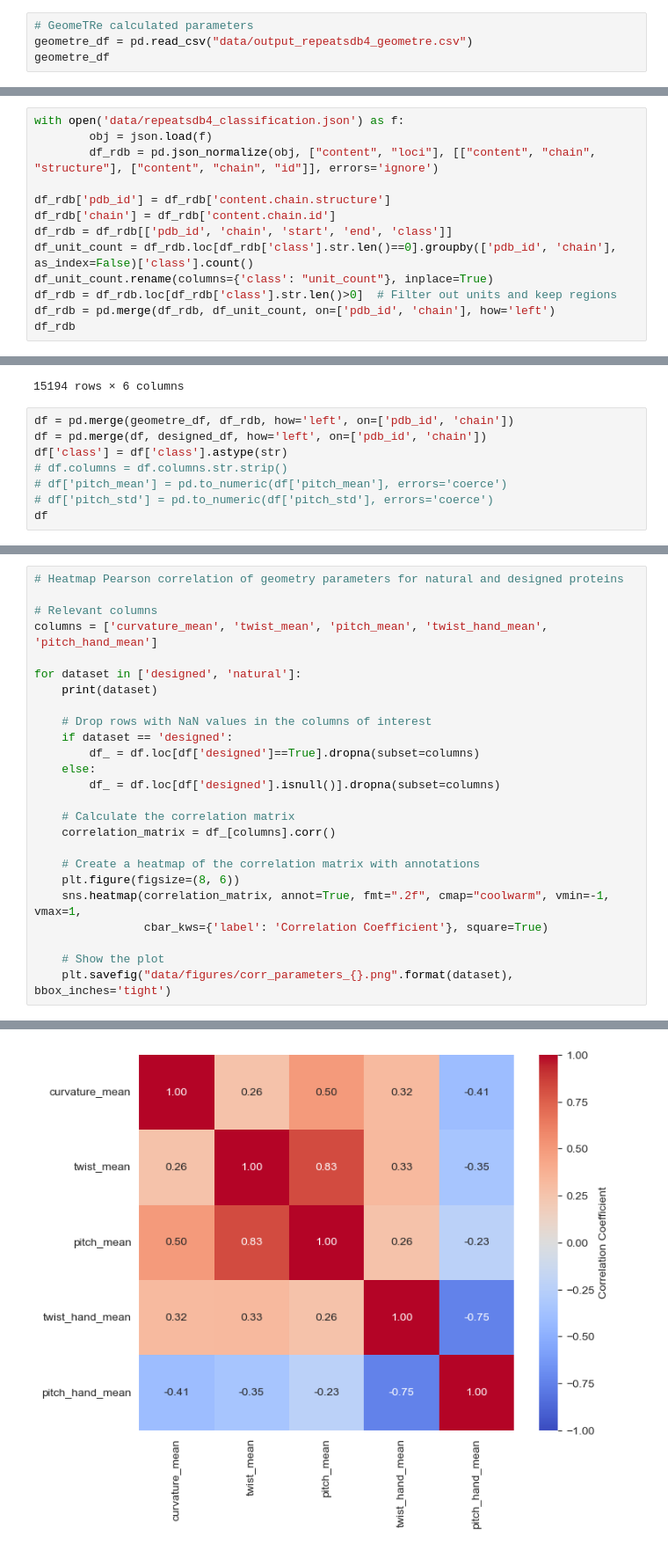
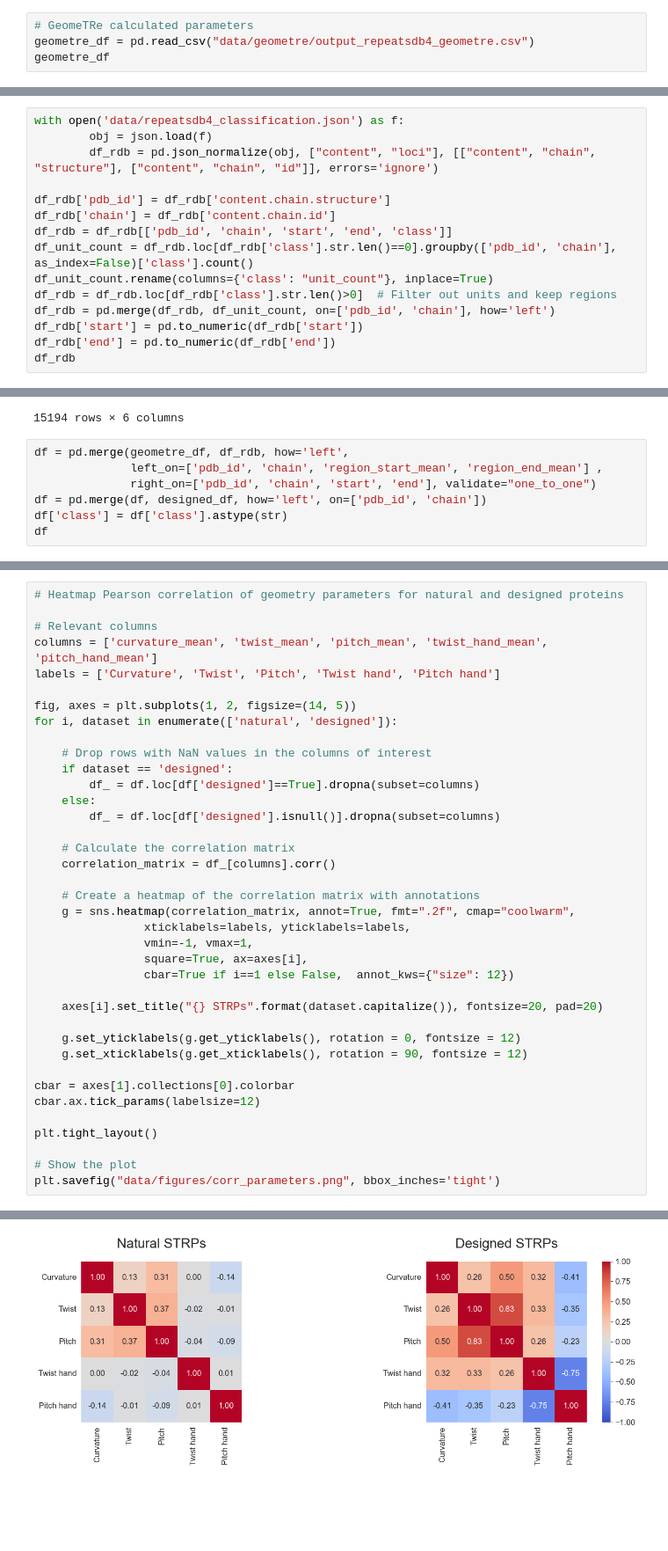
Before and after one commit to BioComputingUP/GeomeTRe_results, a Jupyter notebook: GeomeTRe_analysis.ipynb, the cells around one changed output, grey strips where cells are left out. Shown at 88% size. Cells and saved outputs as stored; diff of their text form; blank space fills up the shorter version.

Commit message:
Fine refining of figures' layout. Fix RepeatsDB and GeomeTRe output merge.

```diff
--- a/GeomeTRe_analysis.ipynb
+++ b/GeomeTRe_analysis.ipynb
@@ -9,7 +9,7 @@ from sklearn.manifold import TSNE
 from sklearn.preprocessing import StandardScaler
 # %%
 # GeomeTRe calculated parameters
-geometre_df = pd.read_csv("data/output_repeatsdb4_geometre.csv")
+geometre_df = pd.read_csv("data/geometre/output_repeatsdb4_geometre.csv")
 geometre_df
 # %% [output]
 |  | pdb_id | chain | region_start_mean | region_end_mean | curvature_mean | twist_mean | twist_hand_mean | ... |
@@ -56,6 +56,8 @@ df_unit_count = df_rdb.loc[df_rdb['class'].str.len()==0].groupby(['pdb_id', 'cha
 df_unit_count.rename(columns={'class': "unit_count"}, inplace=True)
 df_rdb = df_rdb.loc[df_rdb['class'].str.len()>0]  # Filter out units and keep regions
 df_rdb = pd.merge(df_rdb, df_unit_count, on=['pdb_id', 'chain'], how='left')
+df_rdb['start'] = pd.to_numeric(df_rdb['start'])
+df_rdb['end'] = pd.to_numeric(df_rdb['end'])
 df_rdb
 # %% [output]
 |  | pdb_id | chain | start | end | class | unit_count |
@@ -72,12 +74,11 @@ df_rdb
 | 15193 | 5zzp | A | 73 | 339 | 4.1 | 12 |
 15194 rows × 6 columns
 # %%
-df = pd.merge(geometre_df, df_rdb, how='left', on=['pdb_id', 'chain'])
+df = pd.merge(geometre_df, df_rdb, how='left',
+              left_on=['pdb_id', 'chain', 'region_start_mean', 'region_end_mean'] ,
+              right_on=['pdb_id', 'chain', 'start', 'end'], validate="one_to_one")
 df = pd.merge(df, designed_df, how='left', on=['pdb_id', 'chain'])
 df['class'] = df['class'].astype(str)
-# df.columns = df.columns.str.strip()
-# df['pitch_mean'] = pd.to_numeric(df['pitch_mean'], errors='coerce')
-# df['pitch_std'] = pd.to_numeric(df['pitch_std'], errors='coerce')
 df
 # %% [output]
 |  | pdb_id | chain | region_start_mean | region_end_mean | curvature_mean | twist_mean | twist_hand_mean | ... |
@@ -219,9 +407,10 @@ for x_val, y_val, color in zip(x_vals, y_vals, colors):
 
 # Relevant columns
 columns = ['curvature_mean', 'twist_mean', 'pitch_mean', 'twist_hand_mean', 'pitch_hand_mean']
+labels = ['Curvature', 'Twist', 'Pitch', 'Twist hand', 'Pitch hand']
 
-for dataset in ['designed', 'natural']:
-    print(dataset)
+fig, axes = plt.subplots(1, 2, figsize=(14, 5))
+for i, dataset in enumerate(['natural', 'designed']):
 
     # Drop rows with NaN values in the columns of interest
     if dataset == 'designed':
@@ -233,10 +422,22 @@ for dataset in ['designed', 'natural']:
     correlation_matrix = df_[columns].corr()
 
     # Create a heatmap of the correlation matrix with annotations
-    plt.figure(figsize=(8, 6))
-    sns.heatmap(correlation_matrix, annot=True, fmt=".2f", cmap="coolwarm", vmin=-1, vmax=1,
-                cbar_kws={'label': 'Correlation Coefficient'}, square=True)
+    g = sns.heatmap(correlation_matrix, annot=True, fmt=".2f", cmap="coolwarm",
+                xticklabels=labels, yticklabels=labels,
+                vmin=-1, vmax=1,
+                square=True, ax=axes[i],
+                cbar=True if i==1 else False,  annot_kws={"size": 12})
 
-    # Show the plot
-    plt.savefig("data/figures/corr_parameters_{}.png".format(dataset), bbox_inches='tight')
+    axes[i].set_title("{} STRPs".format(dataset.capitalize()), fontsize=20, pad=20)
+
+    g.set_yticklabels(g.get_yticklabels(), rotation = 0, fontsize = 12)
+    g.set_xticklabels(g.get_xticklabels(), rotation = 90, fontsize = 12)
+
+cbar = axes[1].collections[0].colorbar
+cbar.ax.tick_params(labelsize=12)
+
+plt.tight_layout()
+
+# Show the plot
+plt.savefig("data/figures/corr_parameters.png", bbox_inches='tight')
 # %% [output]
@@ -245 +444 @@ natural
-[figure, old version]
+[figure, new version]
```
Also changed, not shown: parts of 11 cells of this notebook, 5 other files.
